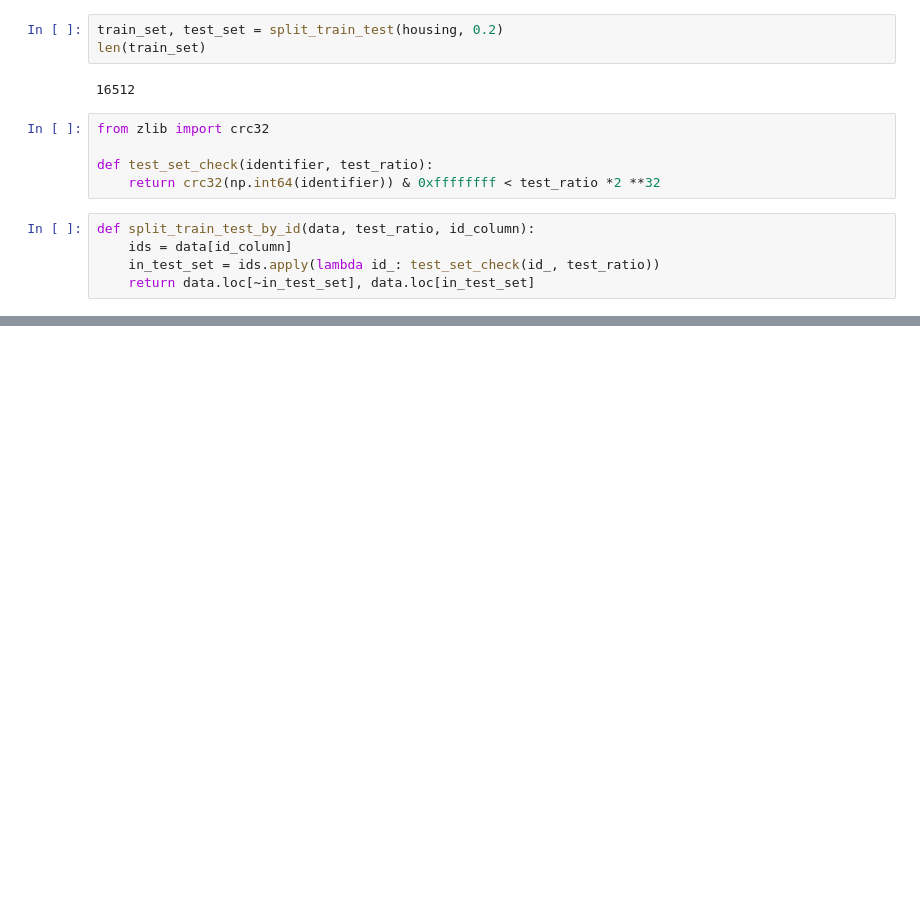
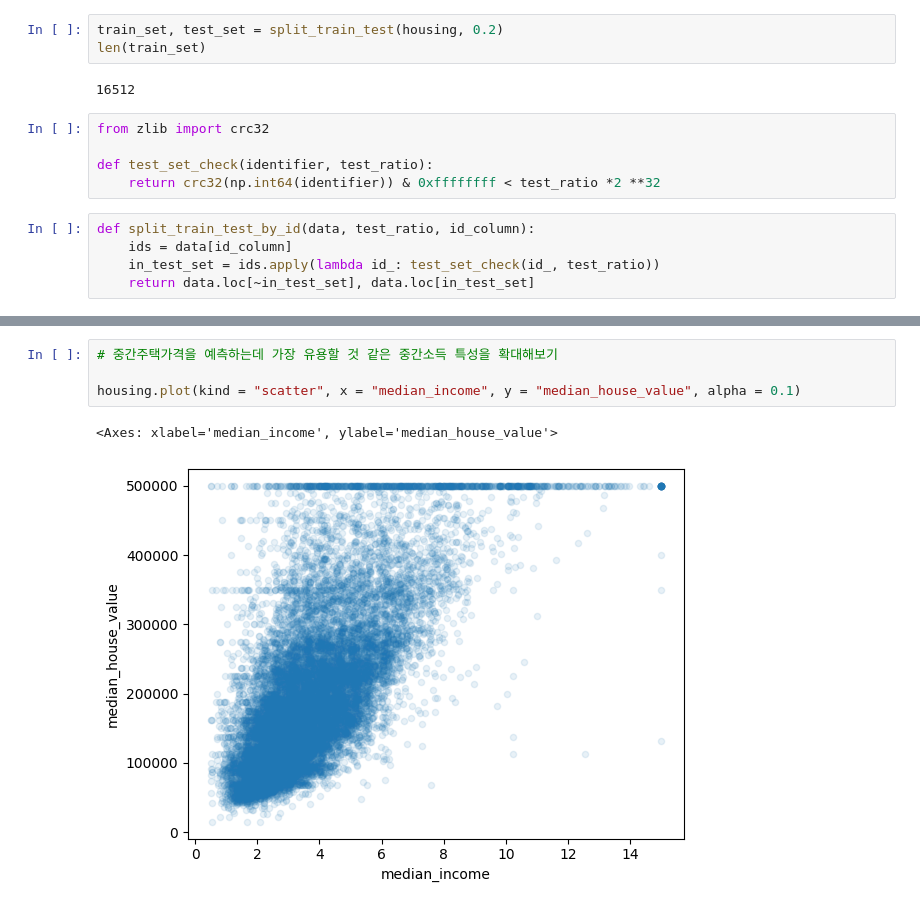
Before and after one commit to JangMinJung/Hands_On_Practice, a Jupyter notebook: ch2_practice.ipynb, the cells around one changed output, grey strips where cells are left out. Drawn from its saved outputs; the diff is of its cells as text; blank space fills up the shorter version.

```diff
--- a/ch2_practice.ipynb
+++ b/ch2_practice.ipynb
@@ -123,0 +202,7 @@ train_set, test_set = split_train_test_by_id(housing_with_id, 0.2, "index")
+# %%
+# 중간주택가격을 예측하는데 가장 유용할 것 같은 중간소득 특성을 확대해보기
+
+housing.plot(kind = "scatter", x = "median_income", y = "median_house_value", alpha = 0.1)
+# %% [output]
+<Axes: xlabel='median_income', ylabel='median_house_value'>
+[figure, added]
```
Also changed, not shown: parts of 31 cells of this notebook.
